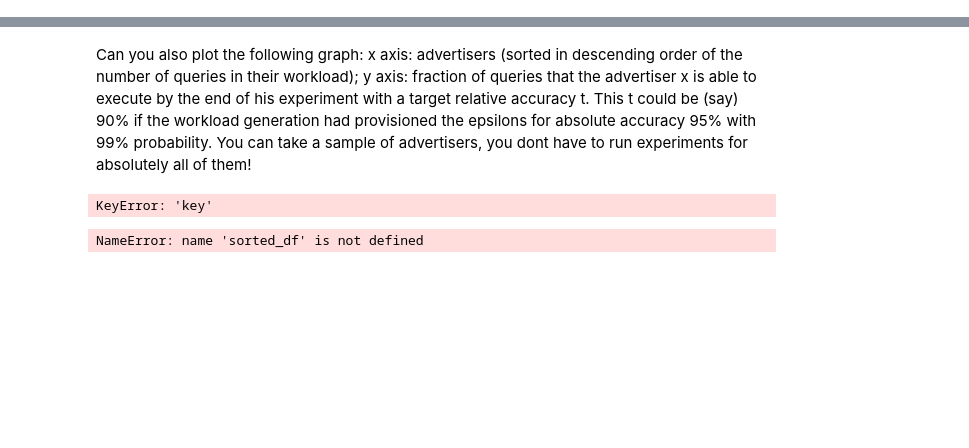
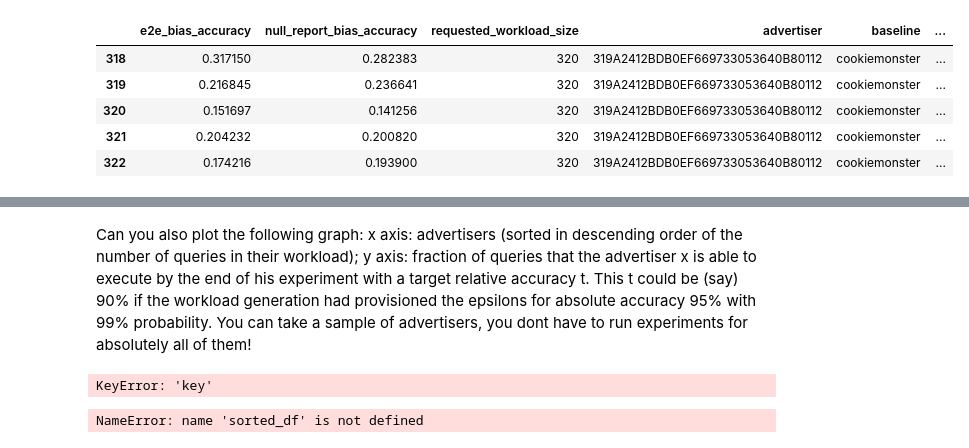
Before and after one commit to columbia/cookiemonster, a Jupyter notebook: notebooks/criteo_results_analysis.ipynb, the cells around one changed output, grey strips where cells are left out. Drawn from its saved outputs; the diff is of its cells as text; code cells hidden in the pictures; blank space fills up the shorter version.

Commit message:
make attribution window a grid

```diff
--- a/notebooks/criteo_results_analysis.ipynb
+++ b/notebooks/criteo_results_analysis.ipynb
@@ -30,23 +48,40 @@ results = analyze_results(path, "bias", parallelize=False, t=t)
 requested_workload_sizes = results.requested_workload_size.unique()
 advertisers = results.destination.unique()
 baselines = results.baseline.unique()
+attribution_windows = results.num_days_attribution_window.unique()
 
 records = []
 for requested_workload_size in requested_workload_sizes:
     for advertiser in advertisers:
         for baseline in baselines:
-            section = results[(results.baseline == baseline) & (results.destination == advertiser) & (results.requested_workload_size == requested_workload_size)]
-            for _, row in section.iterrows():
-                accuracies = zip(row.e2e_bias_relative_accuracies, row.null_report_bias_relative_accuracies)
-                for i, dimension in enumerate(accuracies):
-                    records.append({
-                        "e2e_bias_accuracy": dimension[0],
-                        "null_report_bias_accuracy": dimension[1],
-                        "requested_workload_size": requested_workload_size,
-                        "advertiser": advertiser,
-                        "baseline": baseline,
-                    })
+            for attribution_window in attribution_windows:
+                section = results[
+                    (results.baseline == baseline) &
+                    (results.destination == advertiser) &
+                    (results.requested_workload_size == requested_workload_size) &
+                    (results.num_days_attribution_window == attribution_window)
+                ]
+                for _, row in section.iterrows():
+                    accuracies = zip(row.e2e_bias_relative_accuracies, row.null_report_bias_relative_accuracies)
+                    for i, dimension in enumerate(accuracies):
+                        records.append({
+                            "e2e_bias_accuracy": dimension[0],
+                            "null_report_bias_accuracy": dimension[1],
+                            "requested_workload_size": requested_workload_size,
+                            "advertiser": advertiser,
+                            "baseline": baseline,
+                            "attribution_window": attribution_window,
+                        })
 p = pd.DataFrame.from_records(records)
 # %%
 workload_size = 320
-ds = p.loc[(p.requested_workload_size == workload_size) & (p.e2e_bias_accuracy >= 0) & (p.baseline != "ipa")]
+attribution_window = 90
+ds = p.loc[(p.requested_workload_size == workload_size) & (p.e2e_bias_accuracy >= 0) & (p.attribution_window == attribution_window)]
+ds.head()
+# %% [output]
+|  | e2e_bias_accuracy | null_report_bias_accuracy | requested_workload_size | advertiser | baseline | ... |
+| 318 | 0.317150 | 0.282383 | 320 | 319A2412BDB0EF669733053640B80112 | cookiemonster | ... |
+| 319 | 0.216845 | 0.236641 | 320 | 319A2412BDB0EF669733053640B80112 | cookiemonster | ... |
+| 320 | 0.151697 | 0.141256 | 320 | 319A2412BDB0EF669733053640B80112 | cookiemonster | ... |
+| 321 | 0.204232 | 0.200820 | 320 | 319A2412BDB0EF669733053640B80112 | cookiemonster | ... |
+| 322 | 0.174216 | 0.193900 | 320 | 319A2412BDB0EF669733053640B80112 | cookiemonster | ... |
```
Also changed, not shown: parts of 5 cells of this notebook, 21 other files.
